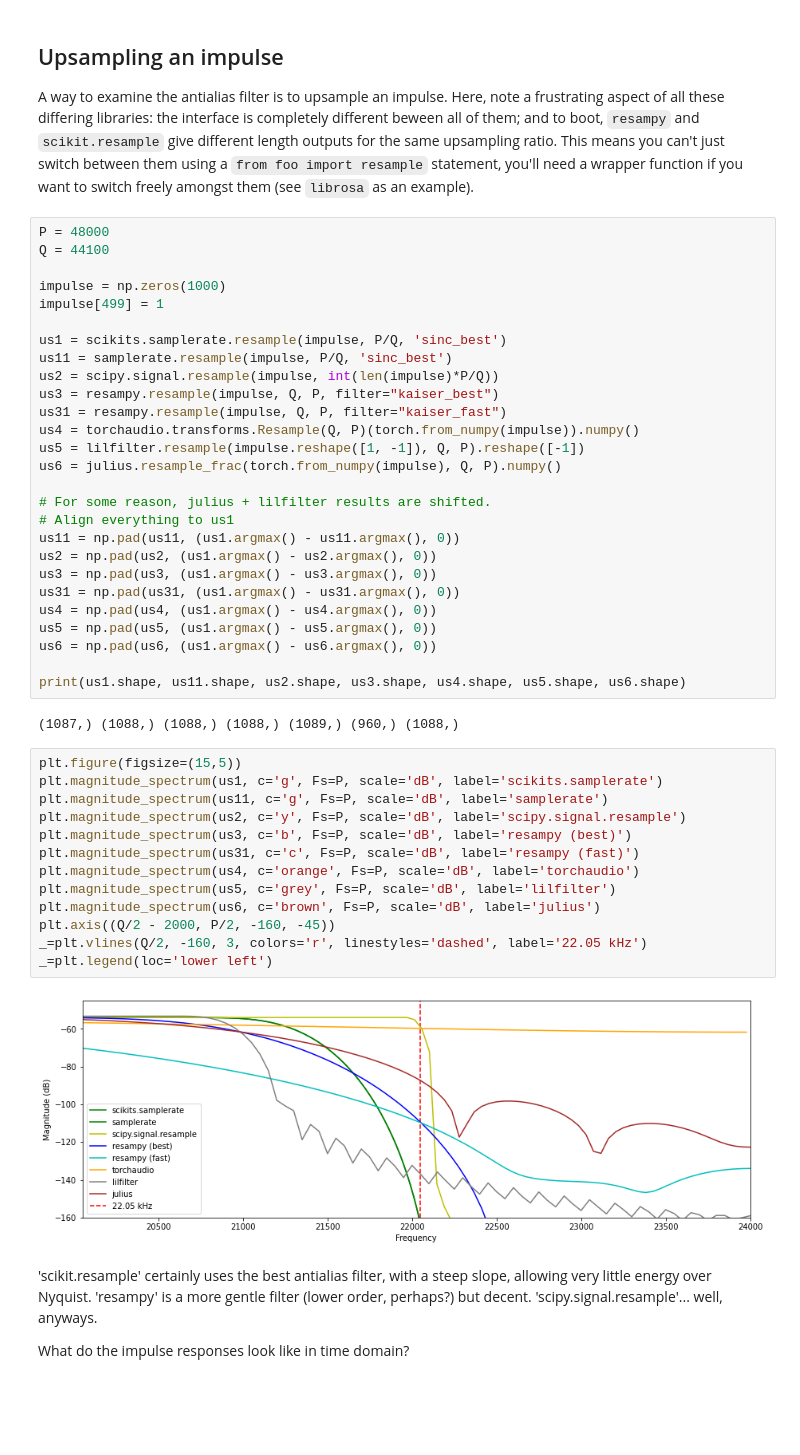
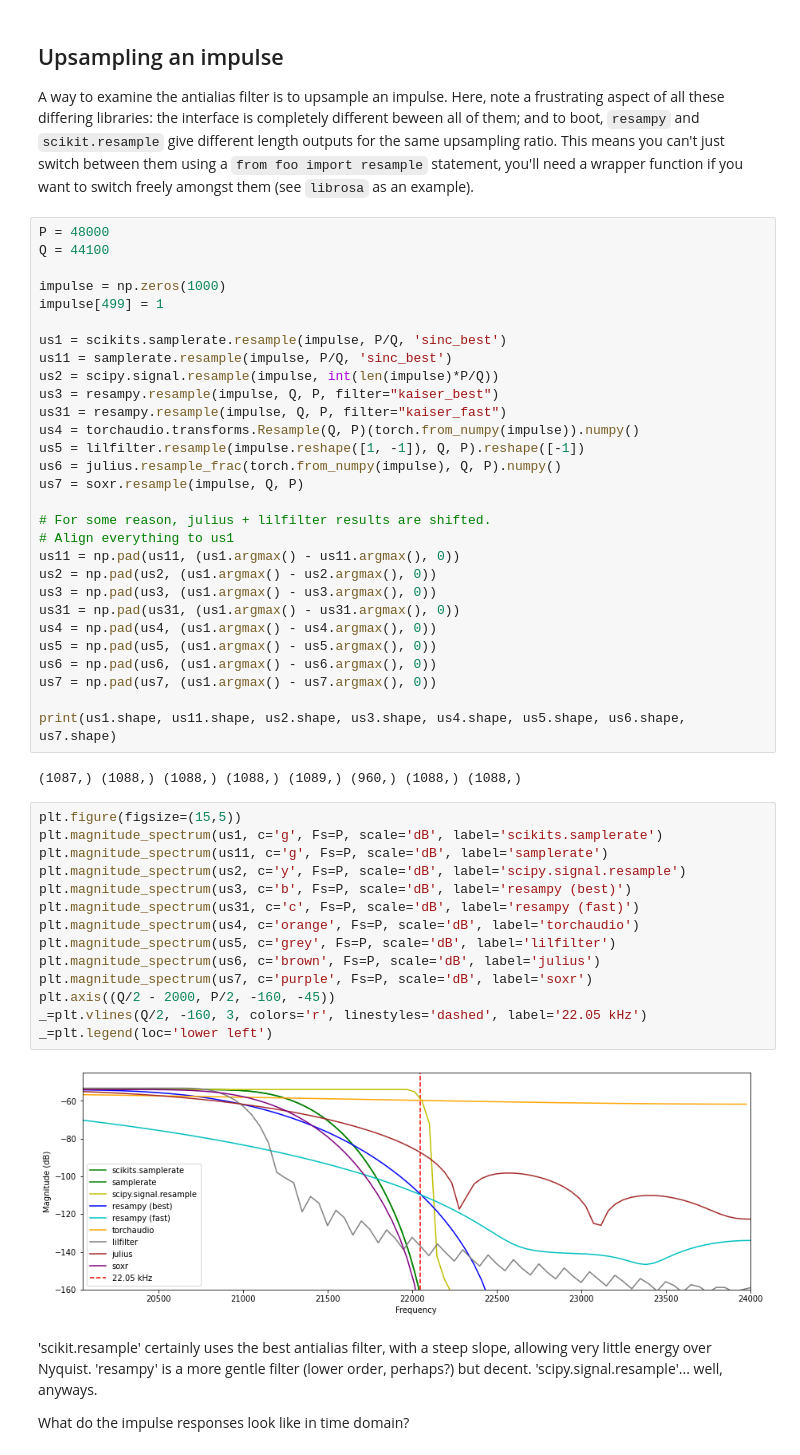
Before and after one commit to jonashaag/audio-resampling-in-python, a Jupyter notebook: Audio Resampling in Python.ipynb, the cells around one changed output. Cells and saved outputs as stored; diff of their text form; blank space fills up the shorter version.

Commit message:
Add python-soxr

```diff
--- a/Audio Resampling in Python.ipynb
+++ b/Audio Resampling in Python.ipynb
@@ -304,6 +321,7 @@ us31 = resampy.resample(impulse, Q, P, filter="kaiser_fast")
 us4 = torchaudio.transforms.Resample(Q, P)(torch.from_numpy(impulse)).numpy()
 us5 = lilfilter.resample(impulse.reshape([1, -1]), Q, P).reshape([-1])
 us6 = julius.resample_frac(torch.from_numpy(impulse), Q, P).numpy()
+us7 = soxr.resample(impulse, Q, P)
 
 # For some reason, julius + lilfilter results are shifted.
 # Align everything to us1
@@ -314,25 +332,27 @@ us31 = np.pad(us31, (us1.argmax() - us31.argmax(), 0))
 us4 = np.pad(us4, (us1.argmax() - us4.argmax(), 0))
 us5 = np.pad(us5, (us1.argmax() - us5.argmax(), 0))
 us6 = np.pad(us6, (us1.argmax() - us6.argmax(), 0))
+us7 = np.pad(us7, (us1.argmax() - us7.argmax(), 0))
 
-print(us1.shape, us11.shape, us2.shape, us3.shape, us4.shape, us5.shape, us6.shape)
+print(us1.shape, us11.shape, us2.shape, us3.shape, us4.shape, us5.shape, us6.shape, us7.shape)
 # %% [output]
-(1087,) (1088,) (1088,) (1088,) (1089,) (960,) (1088,)
+(1087,) (1088,) (1088,) (1088,) (1089,) (960,) (1088,) (1088,)
 # %%
 plt.figure(figsize=(15,5))
 plt.magnitude_spectrum(us1, c='g', Fs=P, scale='dB', label='scikits.samplerate')
 plt.magnitude_spectrum(us11, c='g', Fs=P, scale='dB', label='samplerate')
 plt.magnitude_spectrum(us2, c='y', Fs=P, scale='dB', label='scipy.signal.resample')
 plt.magnitude_spectrum(us3, c='b', Fs=P, scale='dB', label='resampy (best)')
 plt.magnitude_spectrum(us31, c='c', Fs=P, scale='dB', label='resampy (fast)')
 plt.magnitude_spectrum(us4, c='orange', Fs=P, scale='dB', label='torchaudio')
 plt.magnitude_spectrum(us5, c='grey', Fs=P, scale='dB', label='lilfilter')
 plt.magnitude_spectrum(us6, c='brown', Fs=P, scale='dB', label='julius')
+plt.magnitude_spectrum(us7, c='purple', Fs=P, scale='dB', label='soxr')
 plt.axis((Q/2 - 2000, P/2, -160, -45))
 _=plt.vlines(Q/2, -160, 3, colors='r', linestyles='dashed', label='22.05 kHz')
 _=plt.legend(loc='lower left')
 # %% [output]
-[figure, old version]
+[figure, new version]
 # %% [markdown]
 'scikit.resample' certainly uses the best antialias filter, with a steep slope, allowing very little energy over Nyquist.  'resampy' is a more gentle filter (lower order, perhaps?) but decent.  'scipy.signal.resample'... well, anyways.
 
```
Also changed, not shown: parts of 17 cells of this notebook.
